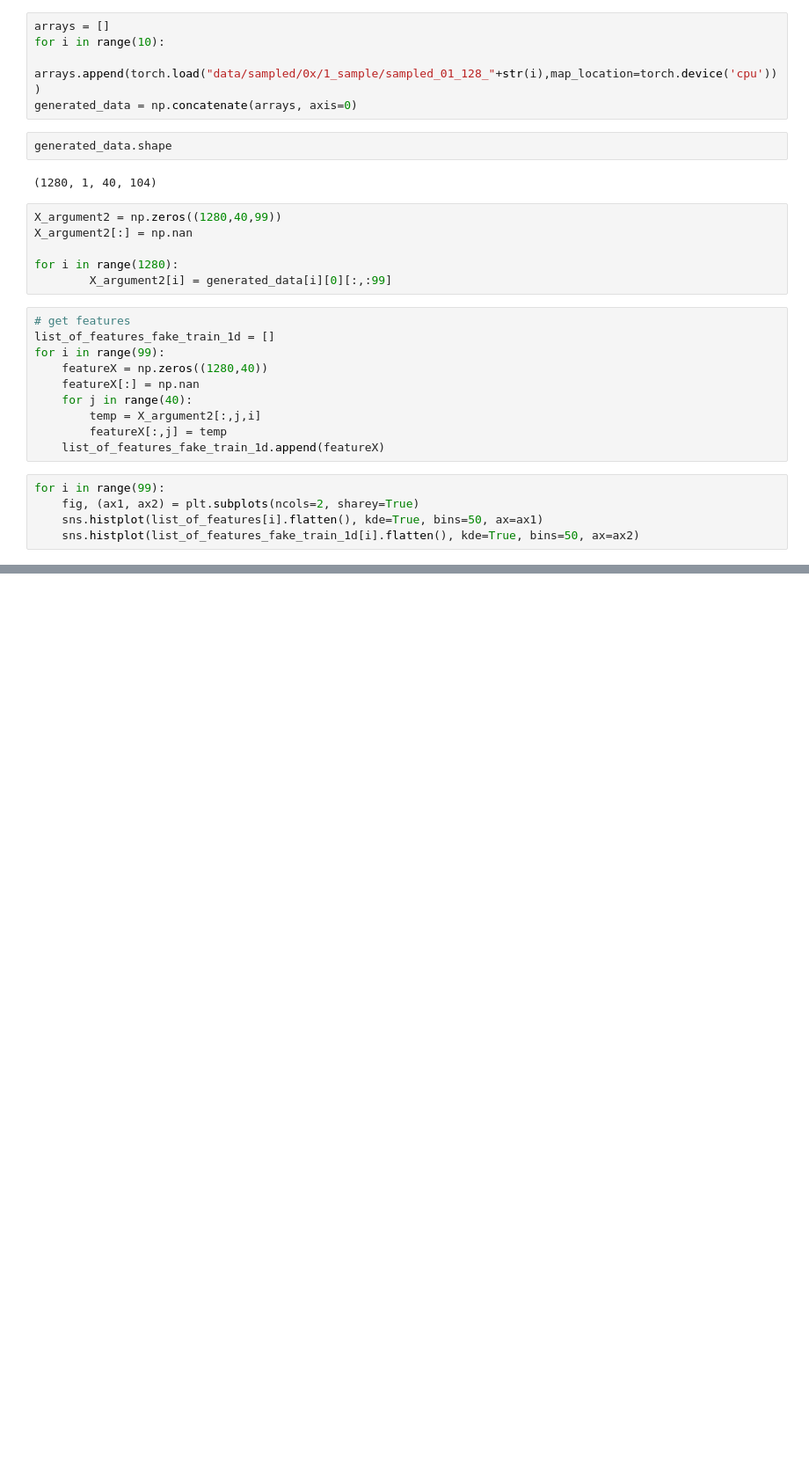
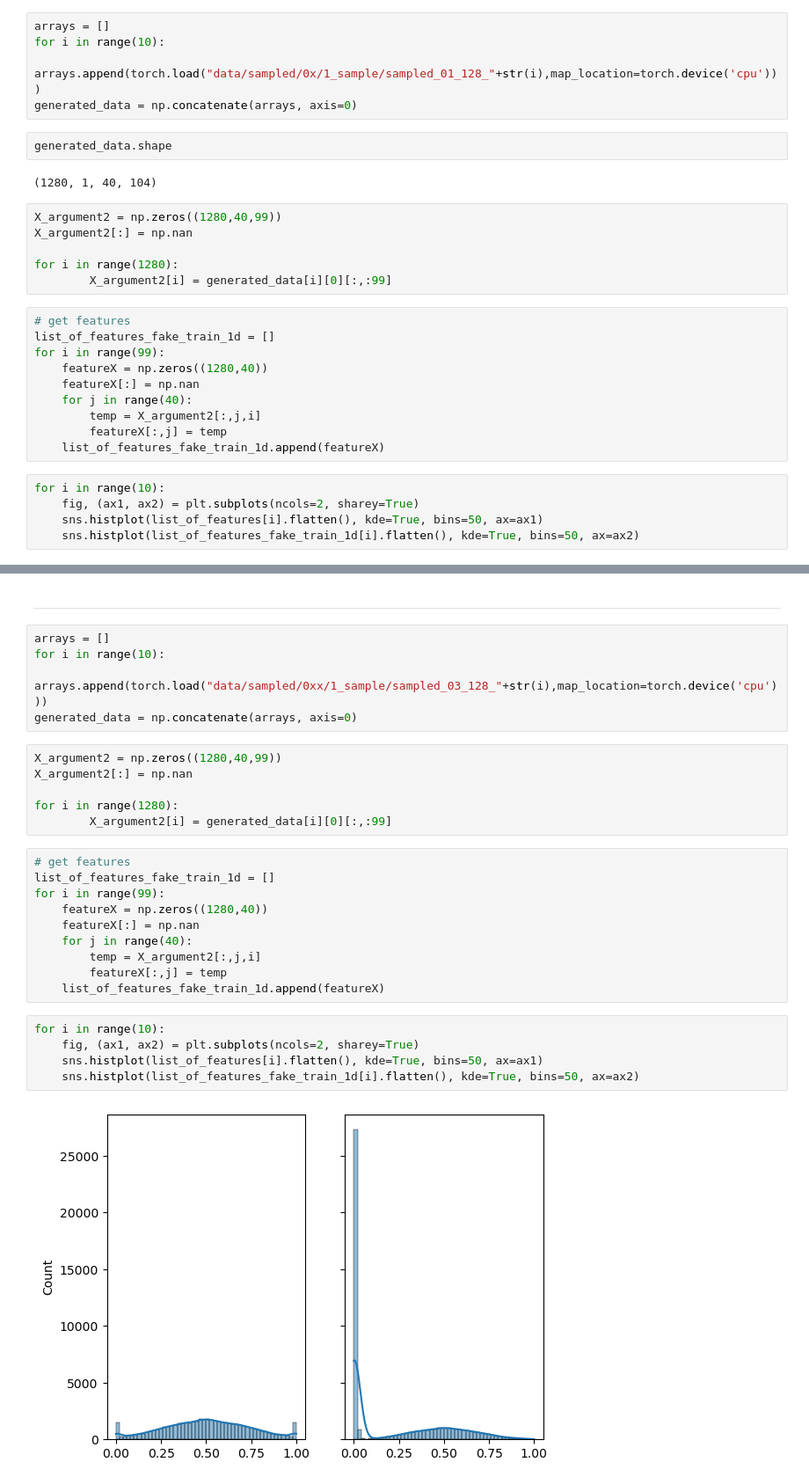
Before and after one commit to MischaRauch/Stable_Diffusion_on_EEG_Signals, a Jupyter notebook: DistributionGraphs.ipynb, the cells around one changed output, grey strips where cells are left out. Shown: that part at 88% size. Drawn from its saved outputs; the diff is of its cells as text; blank space fills up the shorter version.

```diff
--- a/DistributionGraphs.ipynb
+++ b/DistributionGraphs.ipynb
@@ -96,7 +96,7 @@ for i in range(99):
         featureX[:,j] = temp
     list_of_features_fake_train_1d.append(featureX)
 # %%
-for i in range(99):
+for i in range(10):
     fig, (ax1, ax2) = plt.subplots(ncols=2, sharey=True)
     sns.histplot(list_of_features[i].flatten(), kde=True, bins=50, ax=ax1)
     sns.histplot(list_of_features_fake_train_1d[i].flatten(), kde=True, bins=50, ax=ax2)
@@ -116,0 +114,30 @@ for i in range(99):
+# %% [markdown]
+-------
+# %%
+arrays = []
+for i in range(10):
+    arrays.append(torch.load("data/sampled/0xx/1_sample/sampled_03_128_"+str(i),map_location=torch.device('cpu')))
+generated_data = np.concatenate(arrays, axis=0)
+# %%
+X_argument2 = np.zeros((1280,40,99))
+X_argument2[:] = np.nan
+
+for i in range(1280):
+        X_argument2[i] = generated_data[i][0][:,:99]
+# %%
+# get features
+list_of_features_fake_train_1d = []
+for i in range(99):
+    featureX = np.zeros((1280,40))
+    featureX[:] = np.nan
+    for j in range(40):
+        temp = X_argument2[:,j,i]
+        featureX[:,j] = temp
+    list_of_features_fake_train_1d.append(featureX)
+# %%
+for i in range(10):
+    fig, (ax1, ax2) = plt.subplots(ncols=2, sharey=True)
+    sns.histplot(list_of_features[i].flatten(), kde=True, bins=50, ax=ax1)
+    sns.histplot(list_of_features_fake_train_1d[i].flatten(), kde=True, bins=50, ax=ax2)
+# %% [output]
+[figure, added]
```
Also changed, not shown: parts of 3 cells of this notebook, 2 other files.
